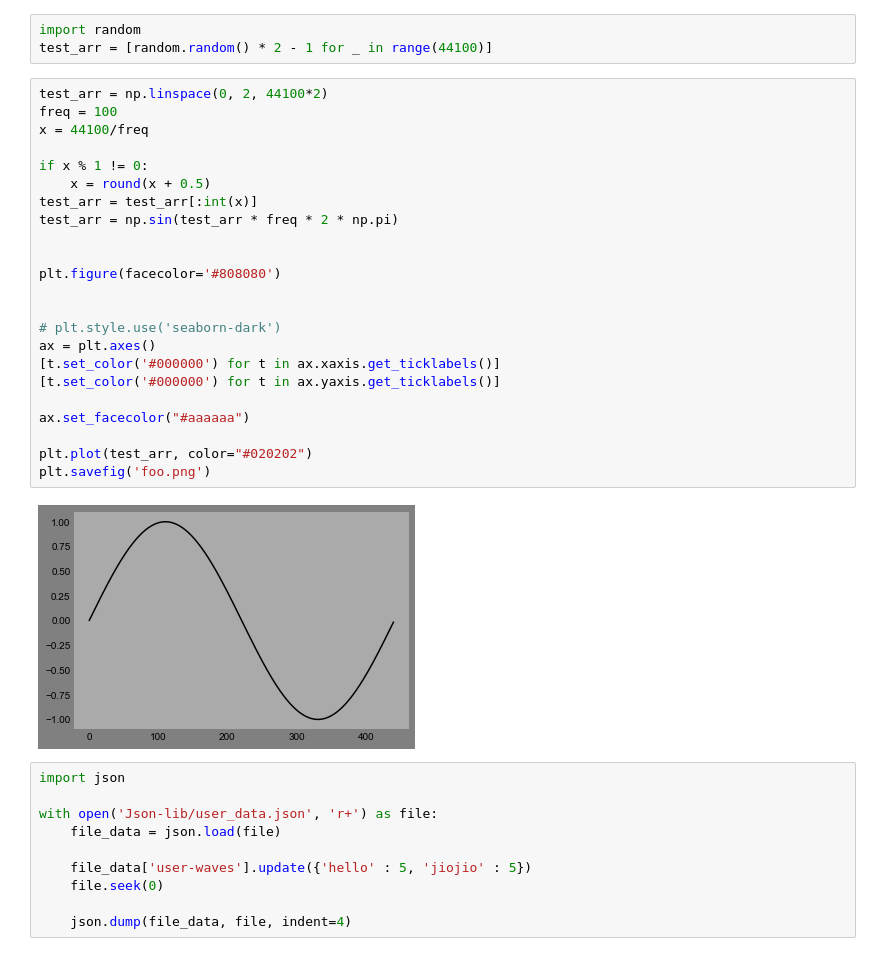
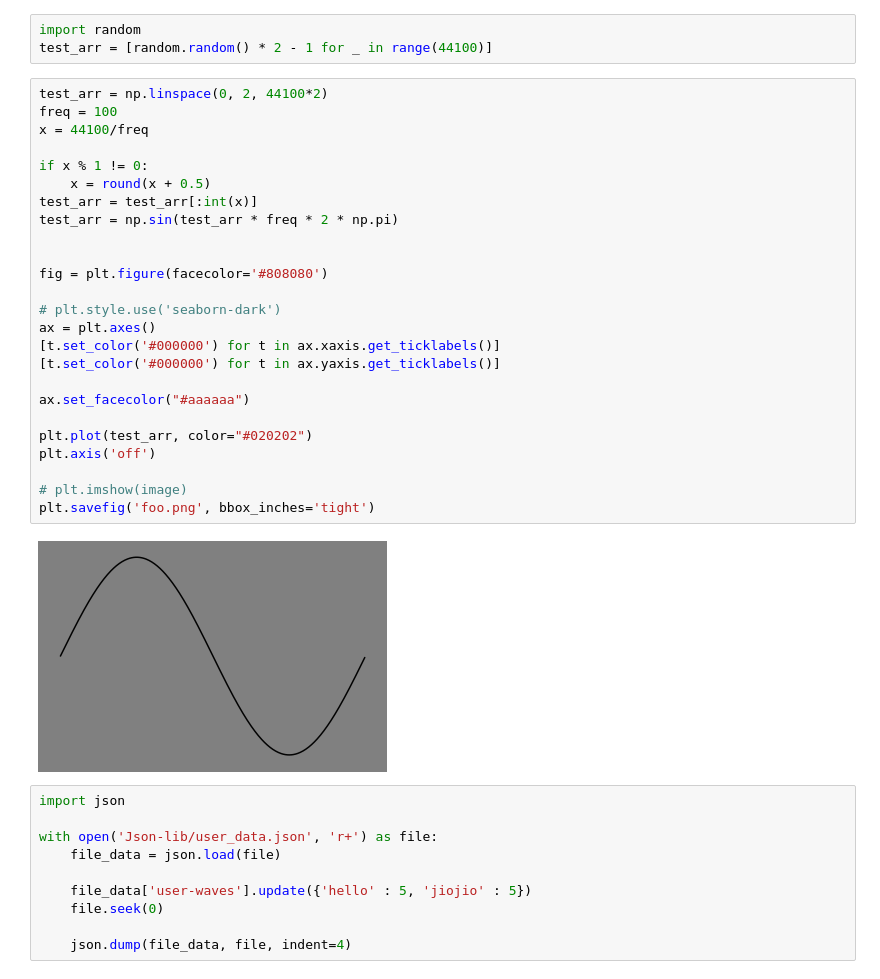
Before and after one commit to jxylpsyk/Wave-Generator, a Jupyter notebook: App/utils/Grapher.ipynb, the cells around one changed output. Drawn from its saved outputs; the diff is of its cells as text.

```diff
--- a/App/utils/Grapher.ipynb
+++ b/App/utils/Grapher.ipynb
@@ -7,28 +7,30 @@ test_arr = [random.random() * 2 - 1 for _ in range(44100)]
 # %%
 test_arr = np.linspace(0, 2, 44100*2)
 freq = 100
 x = 44100/freq
 
 if x % 1 != 0:
     x = round(x + 0.5)
 test_arr = test_arr[:int(x)]
 test_arr = np.sin(test_arr * freq * 2 * np.pi)
 
 
-plt.figure(facecolor='#808080')
-
+fig = plt.figure(facecolor='#808080')
 
 # plt.style.use('seaborn-dark')
 ax = plt.axes()
 [t.set_color('#000000') for t in ax.xaxis.get_ticklabels()]
 [t.set_color('#000000') for t in ax.yaxis.get_ticklabels()]
 
 ax.set_facecolor("#aaaaaa")
 
 plt.plot(test_arr, color="#020202")
-plt.savefig('foo.png')
+plt.axis('off')
+
+# plt.imshow(image)
+plt.savefig('foo.png', bbox_inches='tight')
 # %% [output]
-[figure, old version]
+[figure, new version]
 # %%
 import json
 
```
Also changed, not shown: 4 other files.
